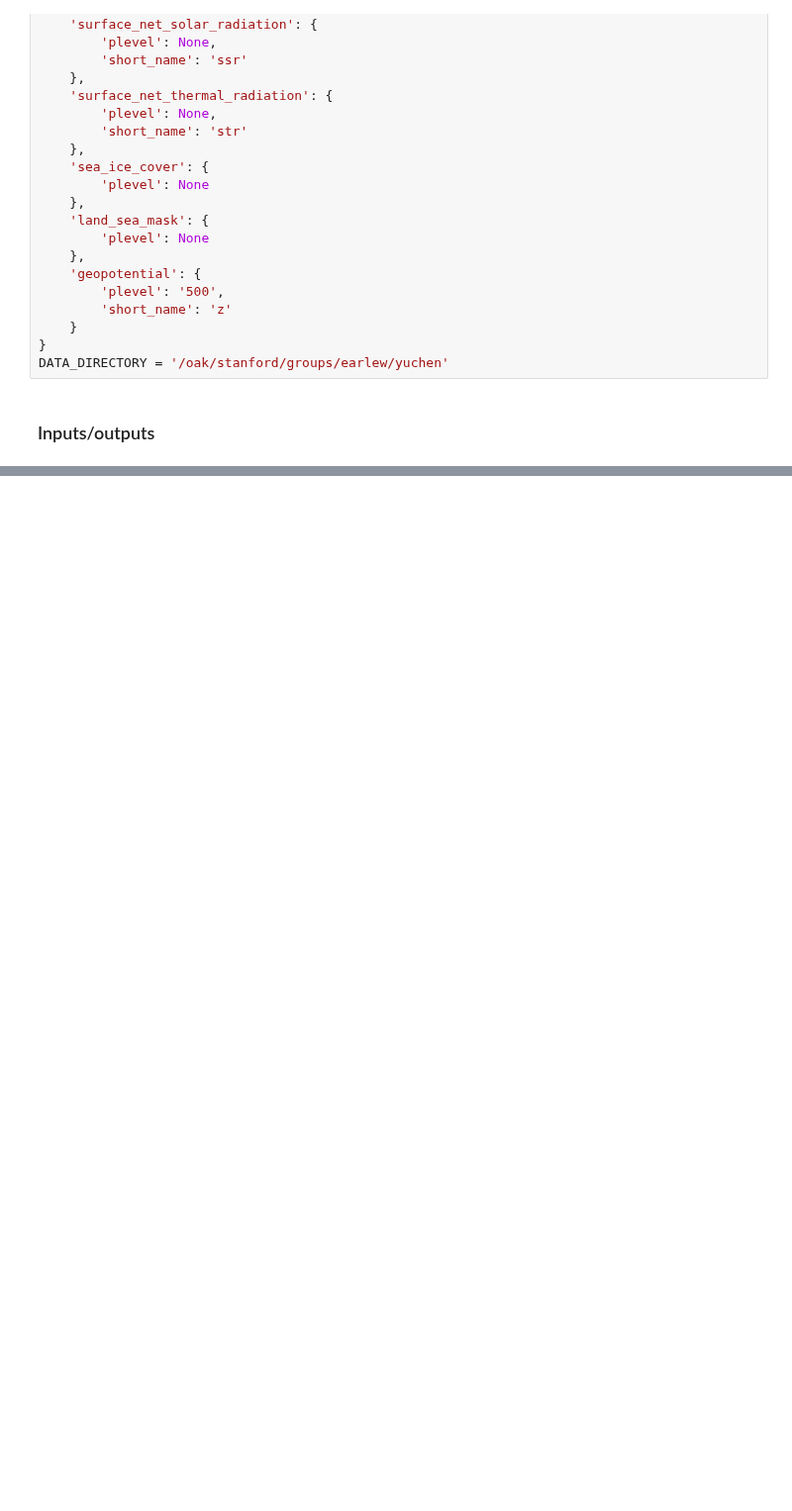
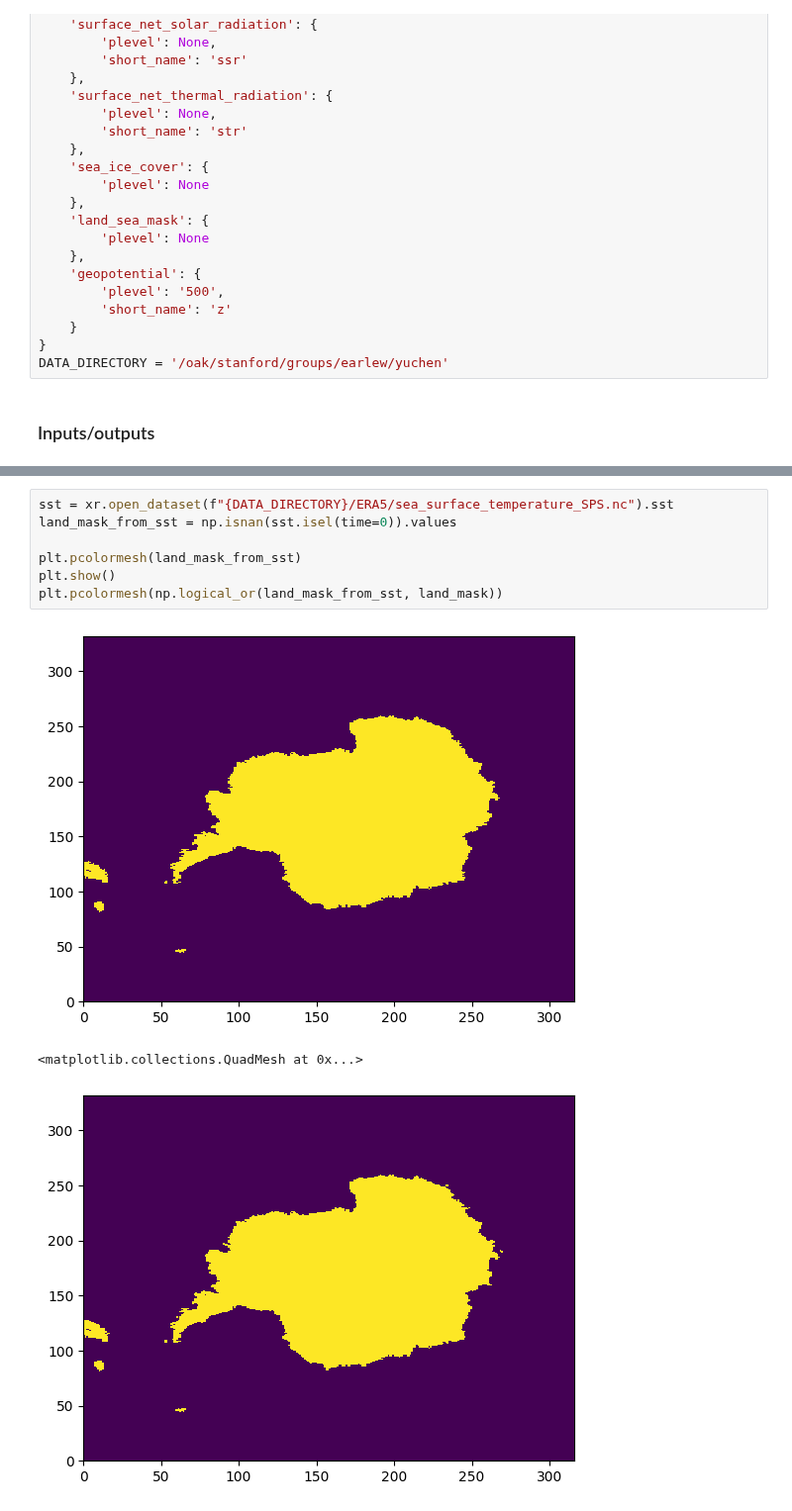
Before and after one commit to ychnli/sicpred, a Jupyter notebook: notebooks/prepdata.ipynb, the cells around one changed output, grey strips where cells are left out. Shown at 99% size. Drawn from its saved outputs; the diff is of its cells as text; blank space fills up the shorter version.

```diff
--- a/notebooks/prepdata.ipynb
+++ b/notebooks/prepdata.ipynb
@@ -117,0 +68,11 @@ Saving...done!
+# %%
+sst = xr.open_dataset(f"{DATA_DIRECTORY}/ERA5/sea_surface_temperature_SPS.nc").sst
+land_mask_from_sst = np.isnan(sst.isel(time=0)).values
+
+plt.pcolormesh(land_mask_from_sst)
+plt.show()
+plt.pcolormesh(np.logical_or(land_mask_from_sst, land_mask))
+# %% [output]
+[figure, added]
+<matplotlib.collections.QuadMesh at 0x...>
+[figure, added]
```
Also changed, not shown: parts of 8 cells of this notebook, 2 other files.
